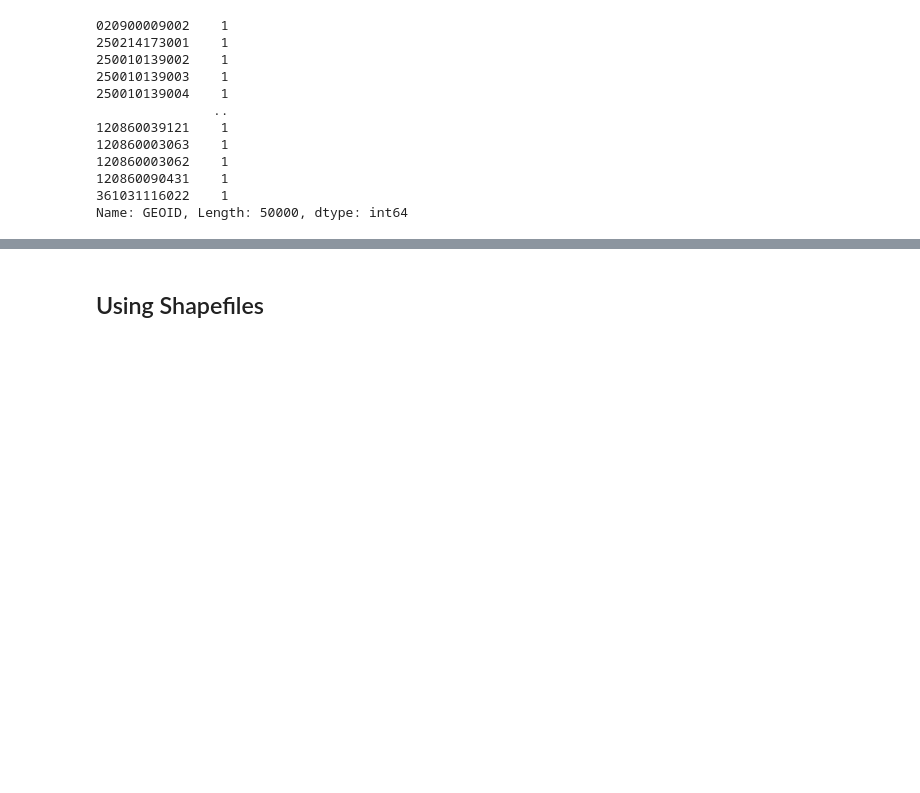
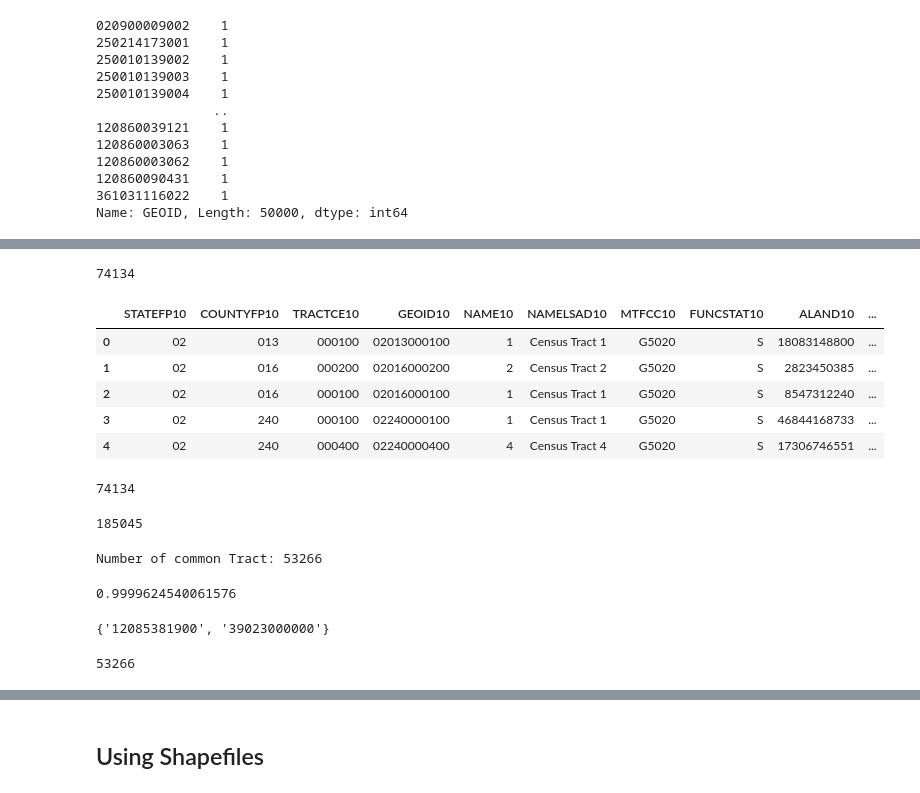
Before and after one commit to LayanKaushik/FloodClaimGeospatialImprovements, a Jupyter notebook: Code/Geographic_unit_code.ipynb, the cells around one changed output, grey strips where cells are left out. Saved outputs shown, nothing was run; the diff lists cells and outputs as text; code cells hidden in the pictures; blank space fills up the shorter version.

```diff
--- a/Code/Geographic_unit_code.ipynb
+++ b/Code/Geographic_unit_code.ipynb
@@ -662,0 +725,3 @@ len(list_censusBG)
+# %%
+states = pygris.states()
+states_list = sorted(states['STUSPS'].unique())
@@ -662,0 +730,5 @@ len(list_censusBG)
+# %%
+Tracts_list_2000 = []
+
+for i in states_list:
+    Tracts_list_2000.append(pygris.tracts(state = i, year = 2000))
@@ -662,0 +753,5 @@ len(list_censusBG)
+# %%
+Tracts_list_2010 = []
+
+for i in states_list:
+    Tracts_list_2010.append(pygris.tracts(state = i, year = 2010))
@@ -662,0 +822,15 @@ len(list_censusBG)
+# %%
+temp = pd.concat(Tracts_list_2010, ignore_index=True)
+# %%
+temp.shape[0]
+# %% [output]
+74134
+# %%
+temp.head()
+# %% [output]
+|  | STATEFP10 | COUNTYFP10 | TRACTCE10 | GEOID10 | NAME10 | NAMELSAD10 | MTFCC10 | FUNCSTAT10 | ALAND10 | ... |
+| 0 | 02 | 013 | 000100 | 02013000100 | 1 | Census Tract 1 | G5020 | S | 18083148800 | ... |
+| 1 | 02 | 016 | 000200 | 02016000200 | 2 | Census Tract 2 | G5020 | S | 2823450385 | ... |
+| 2 | 02 | 016 | 000100 | 02016000100 | 1 | Census Tract 1 | G5020 | S | 8547312240 | ... |
+| 3 | 02 | 240 | 000100 | 02240000100 | 1 | Census Tract 1 | G5020 | S | 46844168733 | ... |
+| 4 | 02 | 240 | 000400 | 02240000400 | 4 | Census Tract 4 | G5020 | S | 17306746551 | ... |
@@ -662,0 +847,4 @@ len(list_censusBG)
+# %%
+len(list_censustract_2)
+# %% [output]
+74134
@@ -662,0 +853,4 @@ len(list_censusBG)
+# %%
+len(list_censustract_3)
+# %% [output]
+185045
@@ -662,0 +868,16 @@ len(list_censusBG)
+# %%
+# Convert both lists to sets
+set_tract = set(list_censustract)
+set_tract_2 = set(list_censustract_3)
+
+# Find the intersection of the two sets
+common_tract = set_tract.intersection(set_tract_2)
+
+# Print the number of common zip codes
+print("Number of common Tract:", len(common_tract))
+# %% [output]
+Number of common Tract: 53266
+# %%
+len(common_tract)/len(set_tract)
+# %% [output]
+0.9999624540061576
@@ -662,0 +886,8 @@ len(list_censusBG)
+# %%
+not_common
+# %% [output]
+{'12085381900', '39023000000'}
+# %%
+len(common_tract)
+# %% [output]
+53266
```
Also changed, not shown: parts of 65 cells of this notebook, 2 other files.
